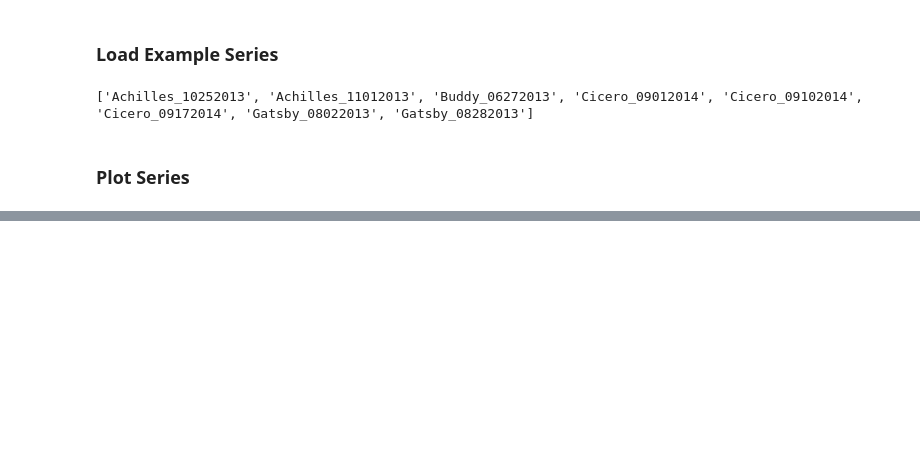
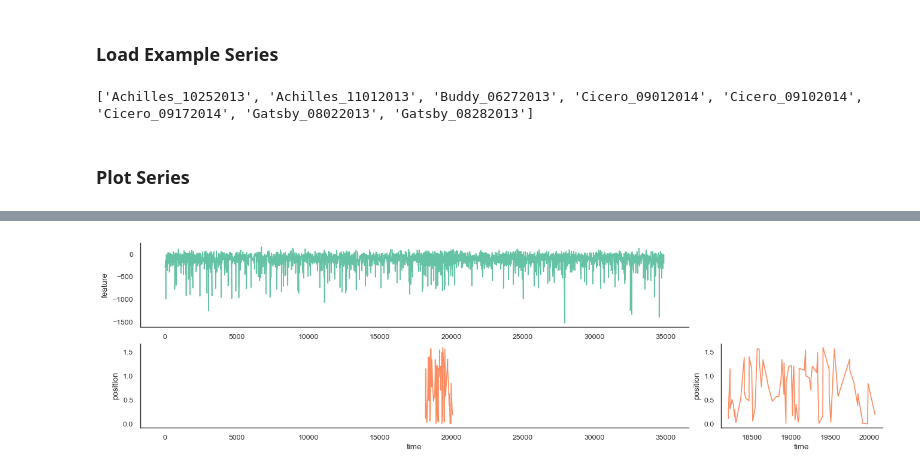
Before and after one commit to Oafish1/Ephys-Analysis, a Jupyter notebook: notebook.ipynb, the cells around one changed output, grey strips where cells are left out. Saved outputs shown, nothing was run; the diff lists cells and outputs as text; code cells hidden in the pictures; blank space fills up the shorter version.

```diff
--- a/notebook.ipynb
+++ b/notebook.ipynb
@@ -10,7 +10,7 @@ from functions import Tarloader
 tl = Tarloader('./data/hc-11/data/')
 # Show available files
 print(tl.files)
-# Extract Buddy
-novel, data = tl[1]
+# Extract session
+novel, data = tl[0]
 # %% [output]
 ['Achilles_10252013', 'Achilles_11012013', 'Buddy_06272013', 'Cicero_09012014', 'Cicero_09102014', 'Cicero_09172014', 'Gatsby_08022013', 'Gatsby_08282013']
@@ -17,9 +44,2 @@ novel, data = tl[1]
 # %% [markdown]
 ### Plot Series
-# %%
-import seaborn as sns
-sns.set_theme()
-
-# Plot subsampled series
-# sns.lineplot(data=data.iloc[::10000], x='time', y='feature0')
-sns.lineplot(data=data.iloc[::10000], x='time', y='wf0')
@@ -28,0 +67,18 @@ sns.lineplot(data=data.iloc[::10000], x='time', y='wf0')
+# %%
+import matplotlib.pyplot as plt
+import seaborn as sns
+sns.set_theme(context='paper', style='white', palette='Set2')
+
+# Plot subsampled series
+fig = plt.figure(figsize=(16, 4))
+axs = fig.subplot_mosaic('AAA.;BBBC')
+axs['A'].get_shared_x_axes().join(axs['A'], axs['B'])
+sns.lineplot(data=df, x='time', y='feature', ax=axs['A'])
+sns.despine(ax=axs['A'])
+axs['A'].set_xlabel(None)
+sns.lineplot(data=df, x='time', y='position',color=sns.color_palette()[1], ax=axs['B'])
+sns.despine(ax=axs['B'])
+sns.lineplot(data=df.loc[~pd.isna(df['time'])], x='time', y='position',color=sns.color_palette()[1], ax=axs['C'])
+sns.despine(ax=axs['C'])
+# %% [output]
+[figure, added]
```
Also changed, not shown: parts of 4 cells of this notebook, 15 other files.
